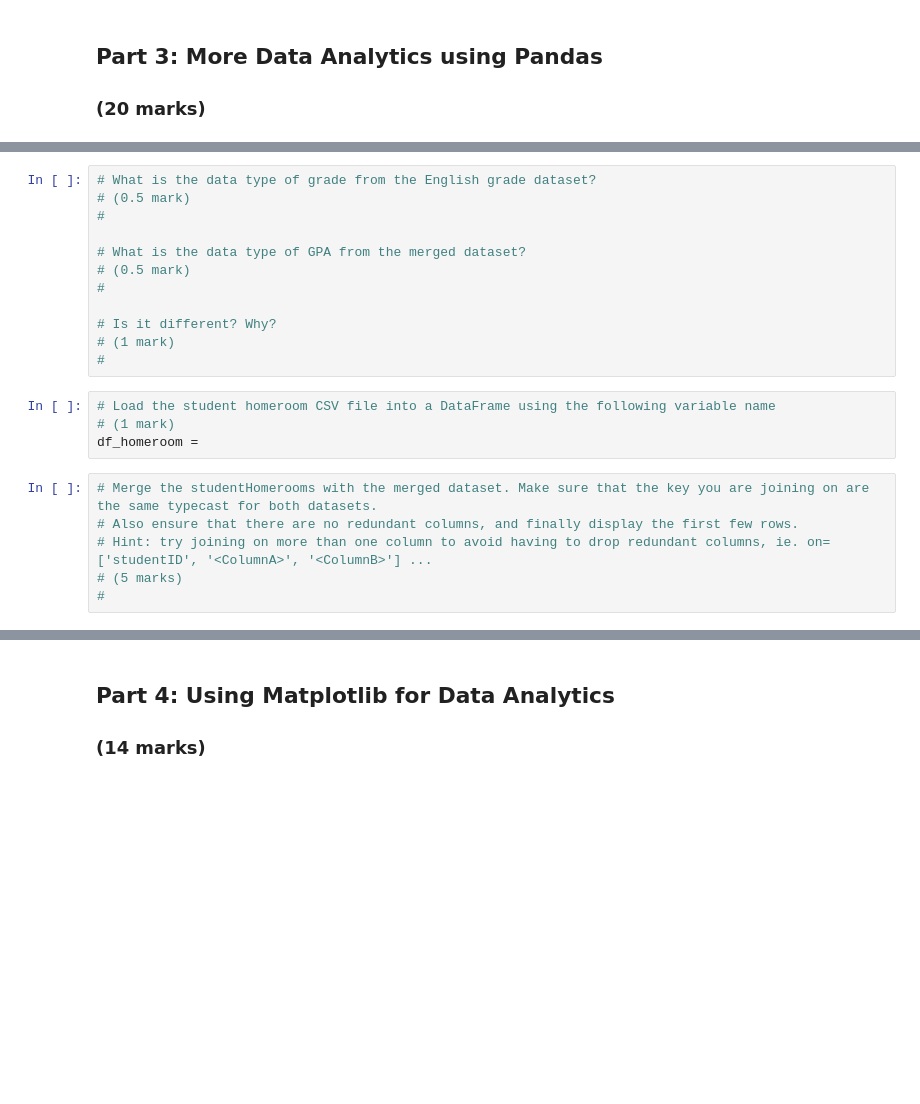
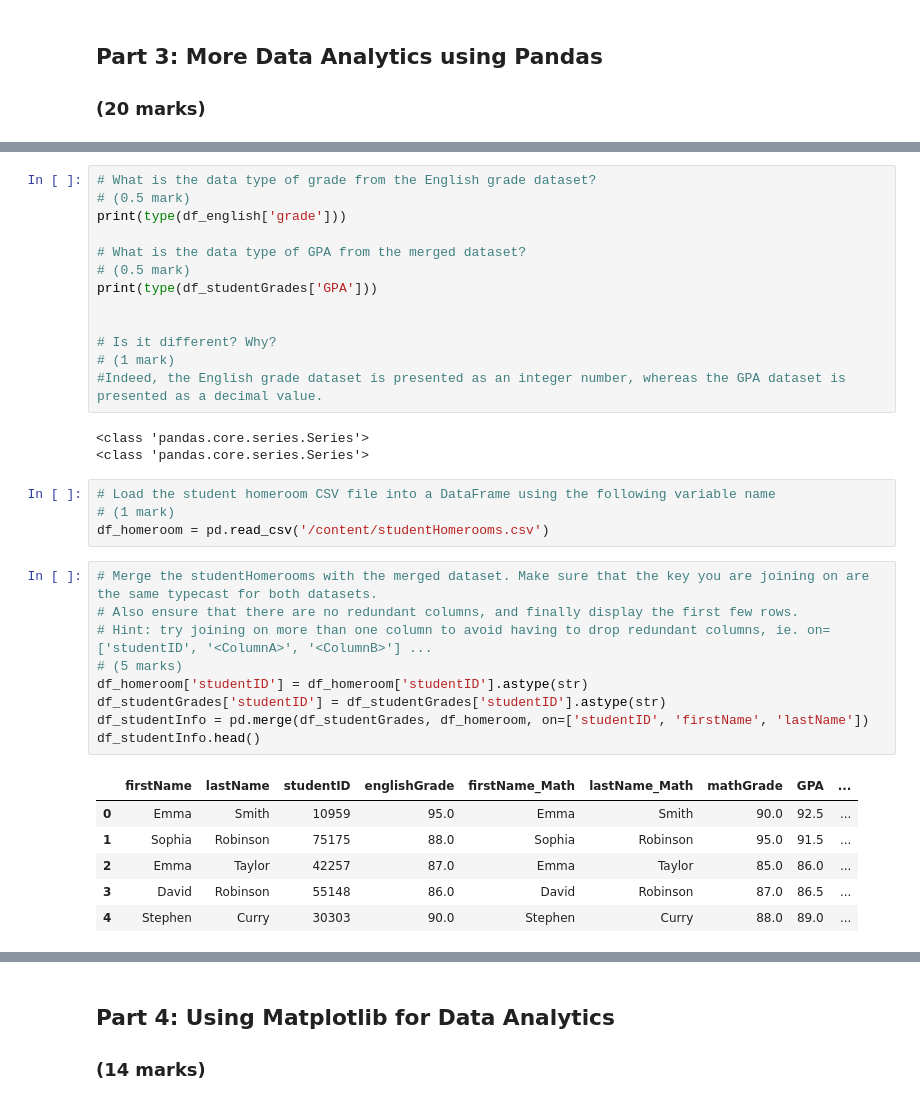
Before and after one commit to dhruvvyas0725/engg680_2024_fall, a Jupyter notebook: lab assignment 1/studentgrademanagementsystem.ipynb, the cells around one changed output, grey strips where cells are left out. Cells and saved outputs as stored; diff of their text form; blank space fills up the shorter version.

```diff
--- a/lab assignment 1/studentgrademanagementsystem.ipynb
+++ b/lab assignment 1/studentgrademanagementsystem.ipynb
@@ -264,25 +297,39 @@ print(df_mathGrade_lower85)
 # %%
 # What is the data type of grade from the English grade dataset?
 # (0.5 mark)
-#
+print(type(df_english['grade']))
 
 # What is the data type of GPA from the merged dataset?
 # (0.5 mark)
-#
+print(type(df_studentGrades['GPA']))
+
 
 # Is it different? Why?
 # (1 mark)
-#
+#Indeed, the English grade dataset is presented as an integer number, whereas the GPA dataset is presented as a decimal value.
+# %% [output]
+<class 'pandas.core.series.Series'>
+<class 'pandas.core.series.Series'>
 # %%
 # Load the student homeroom CSV file into a DataFrame using the following variable name
 # (1 mark)
-df_homeroom =
+df_homeroom = pd.read_csv('/content/studentHomerooms.csv')
 # %%
 # Merge the studentHomerooms with the merged dataset. Make sure that the key you are joining on are the same typecast for both datasets.
 # Also ensure that there are no redundant columns, and finally display the first few rows.
 # Hint: try joining on more than one column to avoid having to drop redundant columns, ie. on=['studentID', '<ColumnA>', '<ColumnB>'] ...
 # (5 marks)
-#
+df_homeroom['studentID'] = df_homeroom['studentID'].astype(str)
+df_studentGrades['studentID'] = df_studentGrades['studentID'].astype(str)
+df_studentInfo = pd.merge(df_studentGrades, df_homeroom, on=['studentID', 'firstName', 'lastName'])
+df_studentInfo.head()
+# %% [output]
+|  | firstName | lastName | studentID | englishGrade | firstName_Math | lastName_Math | mathGrade | GPA | ... |
+| 0 | Emma | Smith | 10959 | 95.0 | Emma | Smith | 90.0 | 92.5 | ... |
+| 1 | Sophia | Robinson | 75175 | 88.0 | Sophia | Robinson | 95.0 | 91.5 | ... |
+| 2 | Emma | Taylor | 42257 | 87.0 | Emma | Taylor | 85.0 | 86.0 | ... |
+| 3 | David | Robinson | 55148 | 86.0 | David | Robinson | 87.0 | 86.5 | ... |
+| 4 | Stephen | Curry | 30303 | 90.0 | Stephen | Curry | 88.0 | 89.0 | ... |
 # %%
 # The code below calculates the mean of each homeroom class.
 df_grouped = df_studentInfo.groupby('homeRoom')['GPA'].mean()
```
Also changed, not shown: parts of 8 cells of this notebook.
